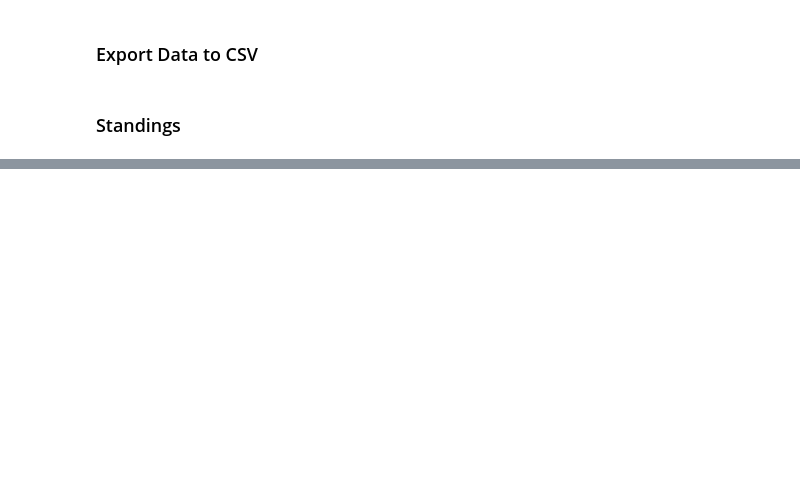
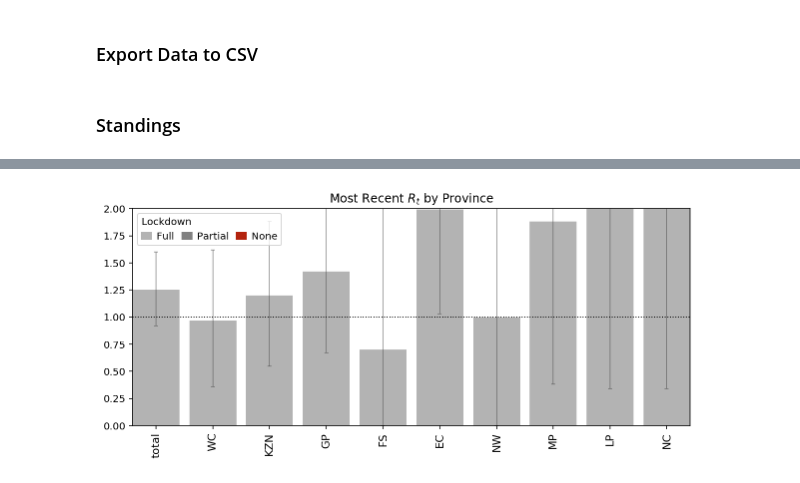
Before and after one commit to dsfsi/covid19za, a Jupyter notebook: notebooks/Realtime R0.ipynb, the cells around one changed output, grey strips where cells are left out. Saved outputs shown, nothing was run; the diff lists cells and outputs as text; code cells hidden in the pictures; blank space fills up the shorter version.

```diff
--- a/notebooks/Realtime R0.ipynb
+++ b/notebooks/Realtime R0.ipynb
@@ -606,4 +608,6 @@ overall.sort_index(inplace=True)
 # %%
-# mr.sort_values('High', inplace=True)
-# plot_standings(mr);
+mr.sort_values('High', inplace=True)
+plot_standings(mr);
+# %% [output]
+[figure, added]
 # %%
```
Also changed, not shown: parts of 9 cells of this notebook.
